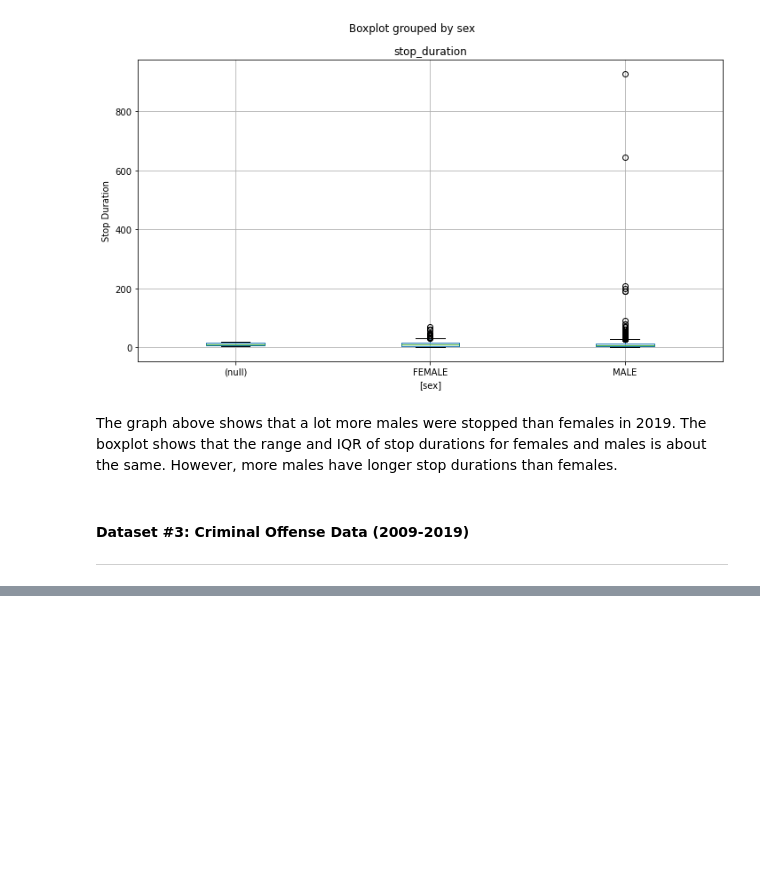
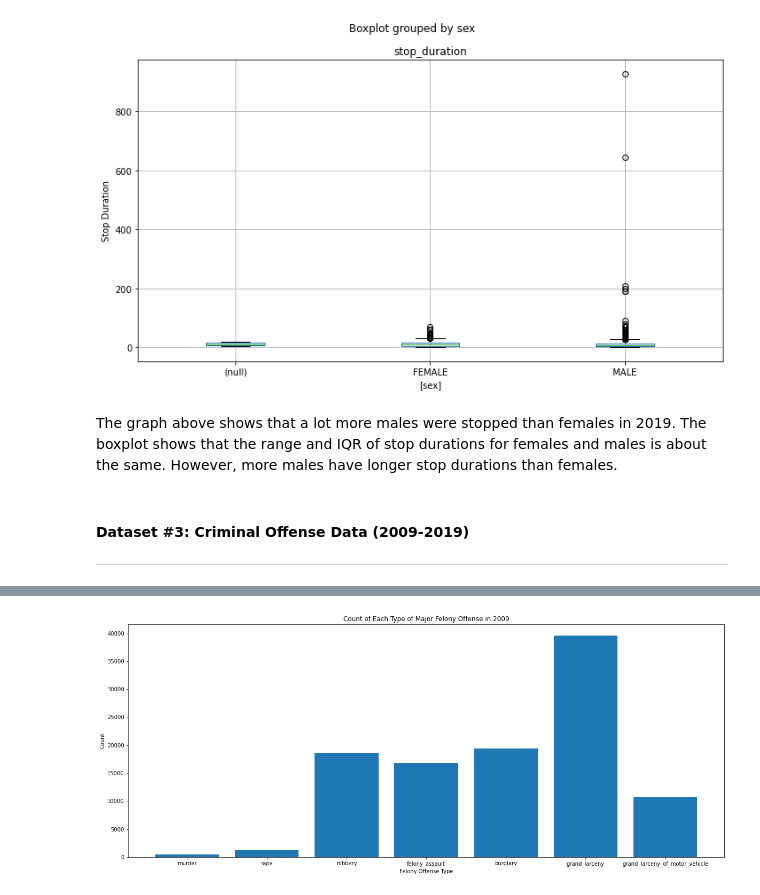
Before and after one commit to leajv123/Data-Science-Project-2950-, a Jupyter notebook: dataSciFinalProjectFINAL.ipynb, the cells around one changed output, grey strips where cells are left out. Cells and saved outputs as stored; diff of their text form; code cells hidden in the pictures; blank space fills up the shorter version.

```diff
--- a/dataSciFinalProjectFINAL.ipynb
+++ b/dataSciFinalProjectFINAL.ipynb
@@ -1003,0 +1033,11 @@ The graph above shows that a lot more males were stopped than females in 2019. T
+# %%
+#Bar Graph of 2009 Felony Offenses
+
+plt.figure(figsize=(20,8))
+plt.bar(crime_data[crime_data['status'] == 'major_felony'].offense, crime_data[crime_data['status'] == 'major_felony'][2009])
+plt.title('Count of Each Type of Major Felony Offense in 2009')
+plt.xlabel('Felony Offense Type')
+plt.ylabel('Count')
+plt.show()
+# %% [output]
+[figure, added]
```
Also changed, not shown: parts of 6 cells of this notebook.
